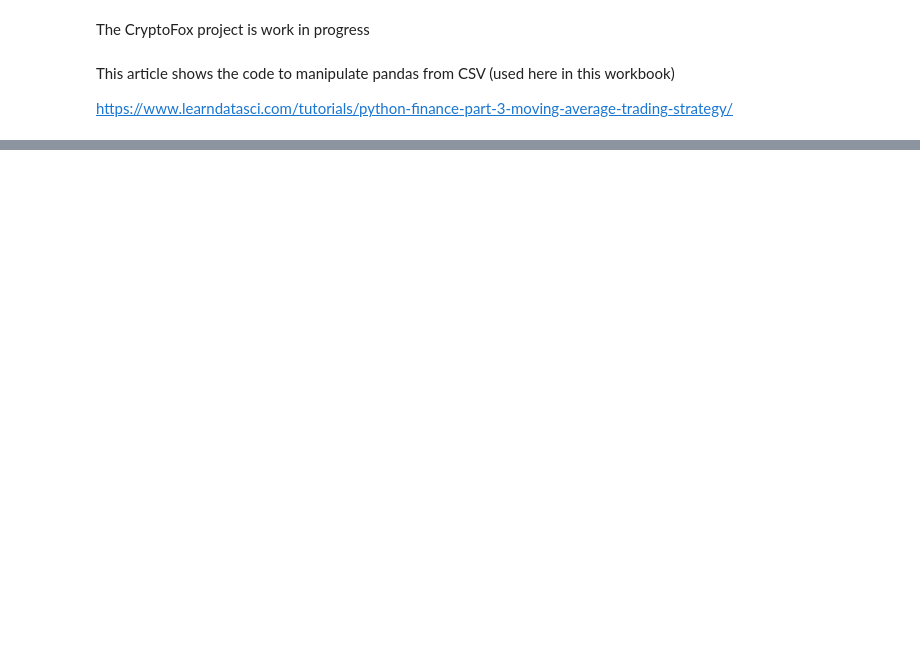
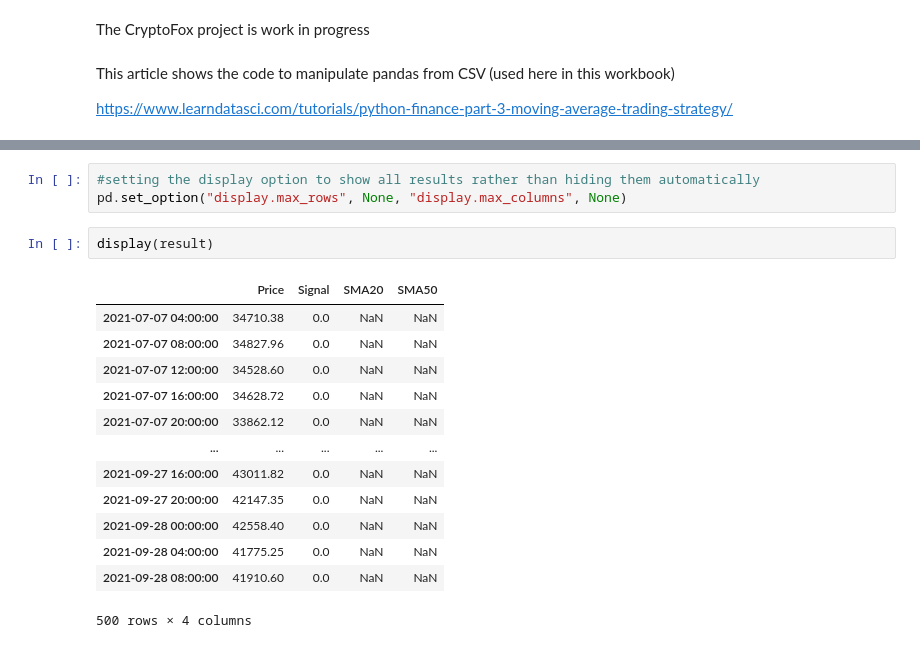
Before and after one commit to georgasj/cryptofox, a Jupyter notebook: cryptoFox.ipynb, the cells around one changed output, grey strips where cells are left out. Cells and saved outputs as stored; diff of their text form; blank space fills up the shorter version.

```diff
--- a/cryptoFox.ipynb
+++ b/cryptoFox.ipynb
@@ -178,0 +291,19 @@ Features to predict price of crypto:
+# %%
+#setting the display option to show all results rather than hiding them automatically
+pd.set_option("display.max_rows", None, "display.max_columns", None)
+# %%
+display(result)
+# %% [output]
+|  | Price | Signal | SMA20 | SMA50 |
+| 2021-07-07 04:00:00 | 34710.38 | 0.0 | NaN | NaN |
+| 2021-07-07 08:00:00 | 34827.96 | 0.0 | NaN | NaN |
+| 2021-07-07 12:00:00 | 34528.60 | 0.0 | NaN | NaN |
+| 2021-07-07 16:00:00 | 34628.72 | 0.0 | NaN | NaN |
+| 2021-07-07 20:00:00 | 33862.12 | 0.0 | NaN | NaN |
+| ... | ... | ... | ... | ... |
+| 2021-09-27 16:00:00 | 43011.82 | 0.0 | NaN | NaN |
+| 2021-09-27 20:00:00 | 42147.35 | 0.0 | NaN | NaN |
+| 2021-09-28 00:00:00 | 42558.40 | 0.0 | NaN | NaN |
+| 2021-09-28 04:00:00 | 41775.25 | 0.0 | NaN | NaN |
+| 2021-09-28 08:00:00 | 41910.60 | 0.0 | NaN | NaN |
+500 rows × 4 columns
```
Also changed, not shown: parts of 53 cells of this notebook.
